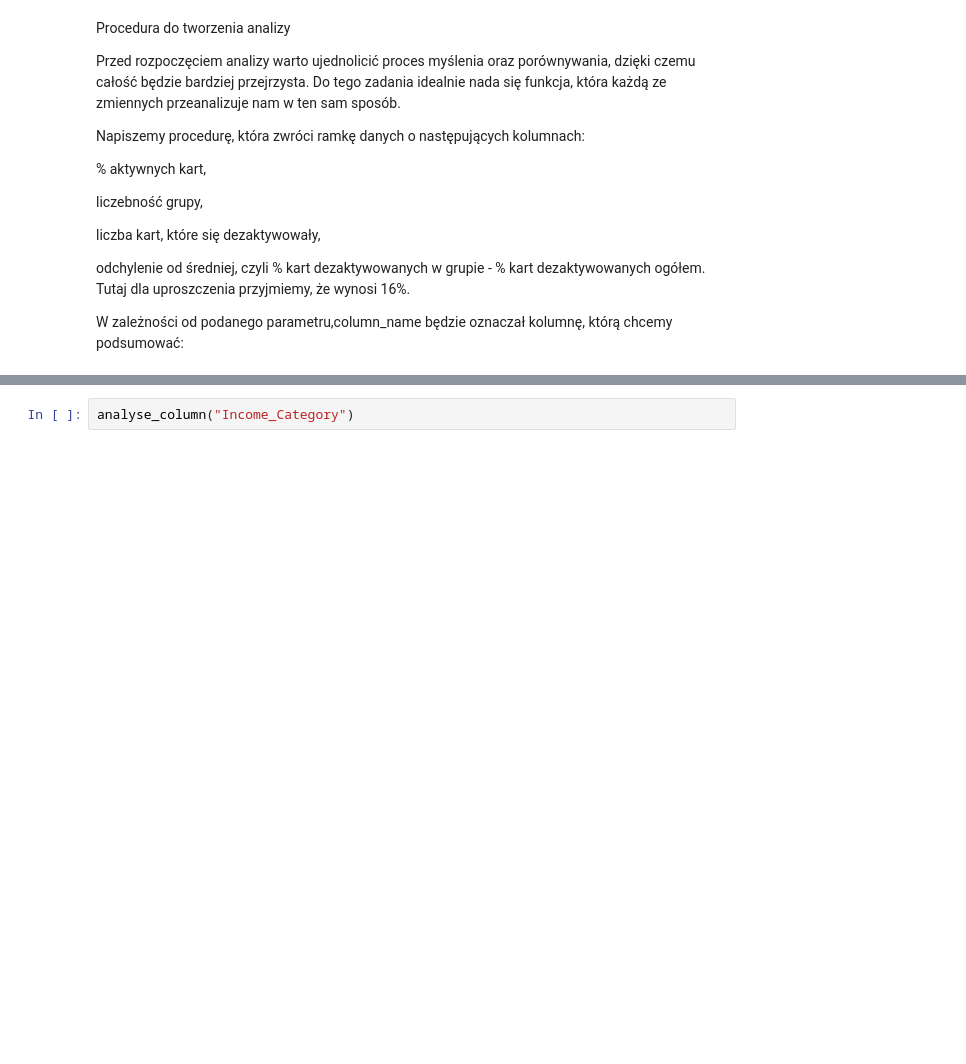
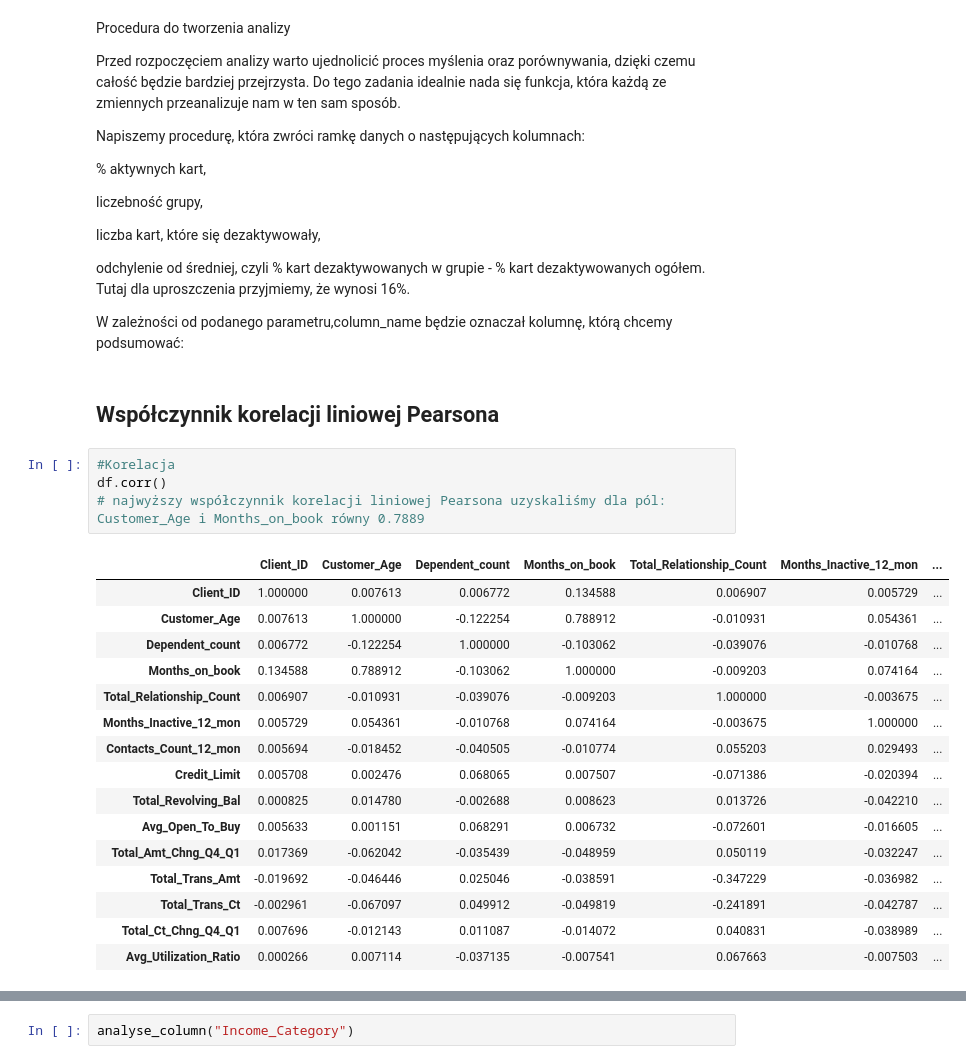
Before and after one commit to AgnieszkaWojno/DataAnalysis, a Jupyter notebook: Credit_Cards_Banks.ipynb, the cells around one changed output, grey strips where cells are left out. Drawn from its saved outputs; the diff is of its cells as text; blank space fills up the shorter version.

```diff
--- a/Credit_Cards_Banks.ipynb
+++ b/Credit_Cards_Banks.ipynb
@@ -256,3 +256,26 @@ liczba kart, które się dezaktywowały,
 odchylenie od średniej, czyli % kart dezaktywowanych w grupie - % kart dezaktywowanych ogółem. Tutaj dla uproszczenia przyjmiemy, że wynosi 16%.
 
 W zależności od podanego parametru,column_name będzie oznaczał kolumnę, którą chcemy podsumować:
+# %% [markdown]
+## Współczynnik korelacji liniowej Pearsona
+# %%
+#Korelacja
+df.corr()
+# najwyższy współczynnik korelacji liniowej Pearsona uzyskaliśmy dla pól: Customer_Age i Months_on_book równy 0.7889
+# %% [output]
+|  | Client_ID | Customer_Age | Dependent_count | Months_on_book | Total_Relationship_Count | Months_Inactive_12_mon | ... |
+| Client_ID | 1.000000 | 0.007613 | 0.006772 | 0.134588 | 0.006907 | 0.005729 | ... |
+| Customer_Age | 0.007613 | 1.000000 | -0.122254 | 0.788912 | -0.010931 | 0.054361 | ... |
+| Dependent_count | 0.006772 | -0.122254 | 1.000000 | -0.103062 | -0.039076 | -0.010768 | ... |
+| Months_on_book | 0.134588 | 0.788912 | -0.103062 | 1.000000 | -0.009203 | 0.074164 | ... |
+| Total_Relationship_Count | 0.006907 | -0.010931 | -0.039076 | -0.009203 | 1.000000 | -0.003675 | ... |
+| Months_Inactive_12_mon | 0.005729 | 0.054361 | -0.010768 | 0.074164 | -0.003675 | 1.000000 | ... |
+| Contacts_Count_12_mon | 0.005694 | -0.018452 | -0.040505 | -0.010774 | 0.055203 | 0.029493 | ... |
+| Credit_Limit | 0.005708 | 0.002476 | 0.068065 | 0.007507 | -0.071386 | -0.020394 | ... |
+| Total_Revolving_Bal | 0.000825 | 0.014780 | -0.002688 | 0.008623 | 0.013726 | -0.042210 | ... |
+| Avg_Open_To_Buy | 0.005633 | 0.001151 | 0.068291 | 0.006732 | -0.072601 | -0.016605 | ... |
+| Total_Amt_Chng_Q4_Q1 | 0.017369 | -0.062042 | -0.035439 | -0.048959 | 0.050119 | -0.032247 | ... |
+| Total_Trans_Amt | -0.019692 | -0.046446 | 0.025046 | -0.038591 | -0.347229 | -0.036982 | ... |
+| Total_Trans_Ct | -0.002961 | -0.067097 | 0.049912 | -0.049819 | -0.241891 | -0.042787 | ... |
+| Total_Ct_Chng_Q4_Q1 | 0.007696 | -0.012143 | 0.011087 | -0.014072 | 0.040831 | -0.038989 | ... |
+| Avg_Utilization_Ratio | 0.000266 | 0.007114 | -0.037135 | -0.007541 | 0.067663 | -0.007503 | ... |
```
Also changed, not shown: parts of 4 cells of this notebook.
